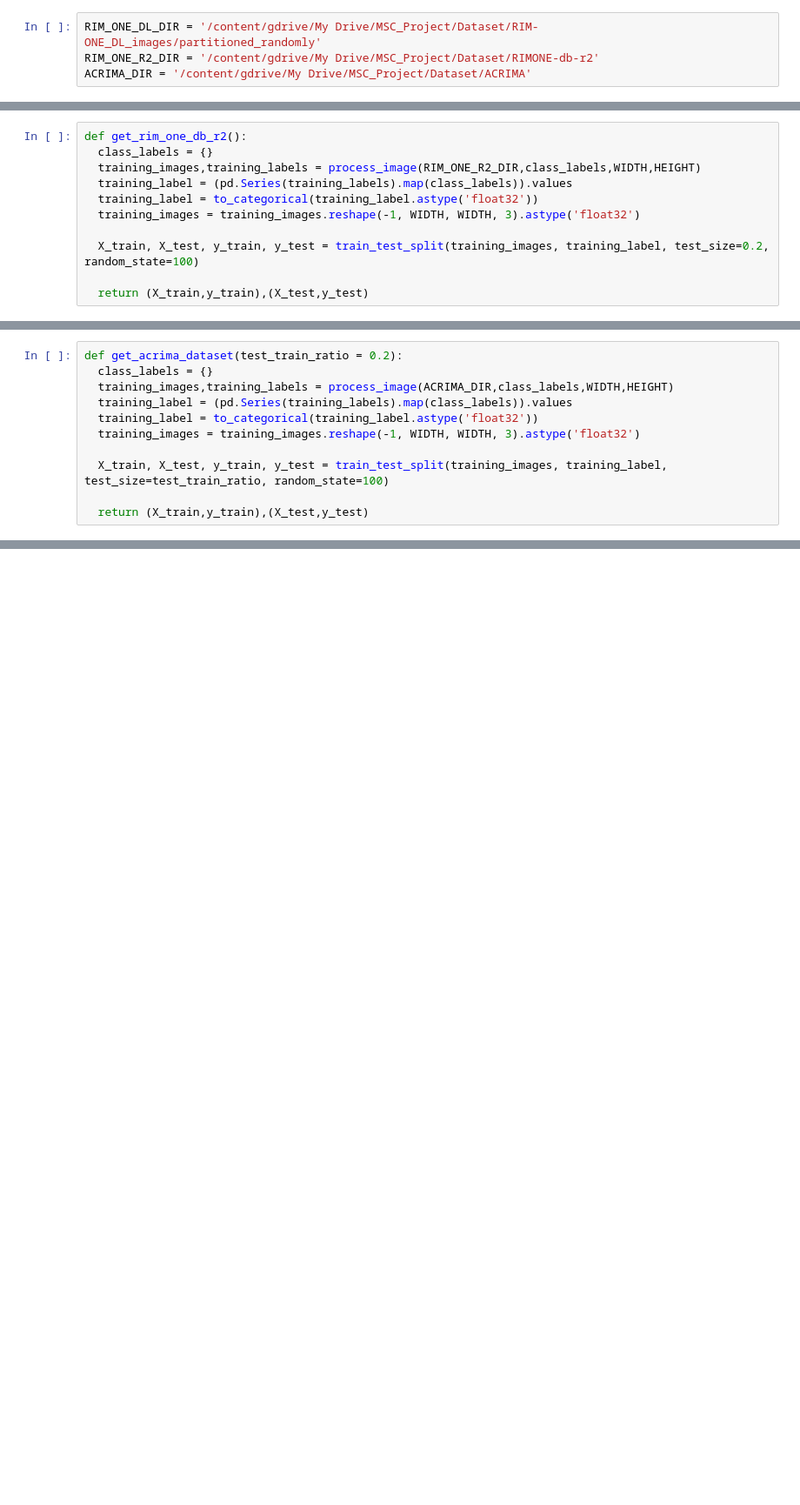
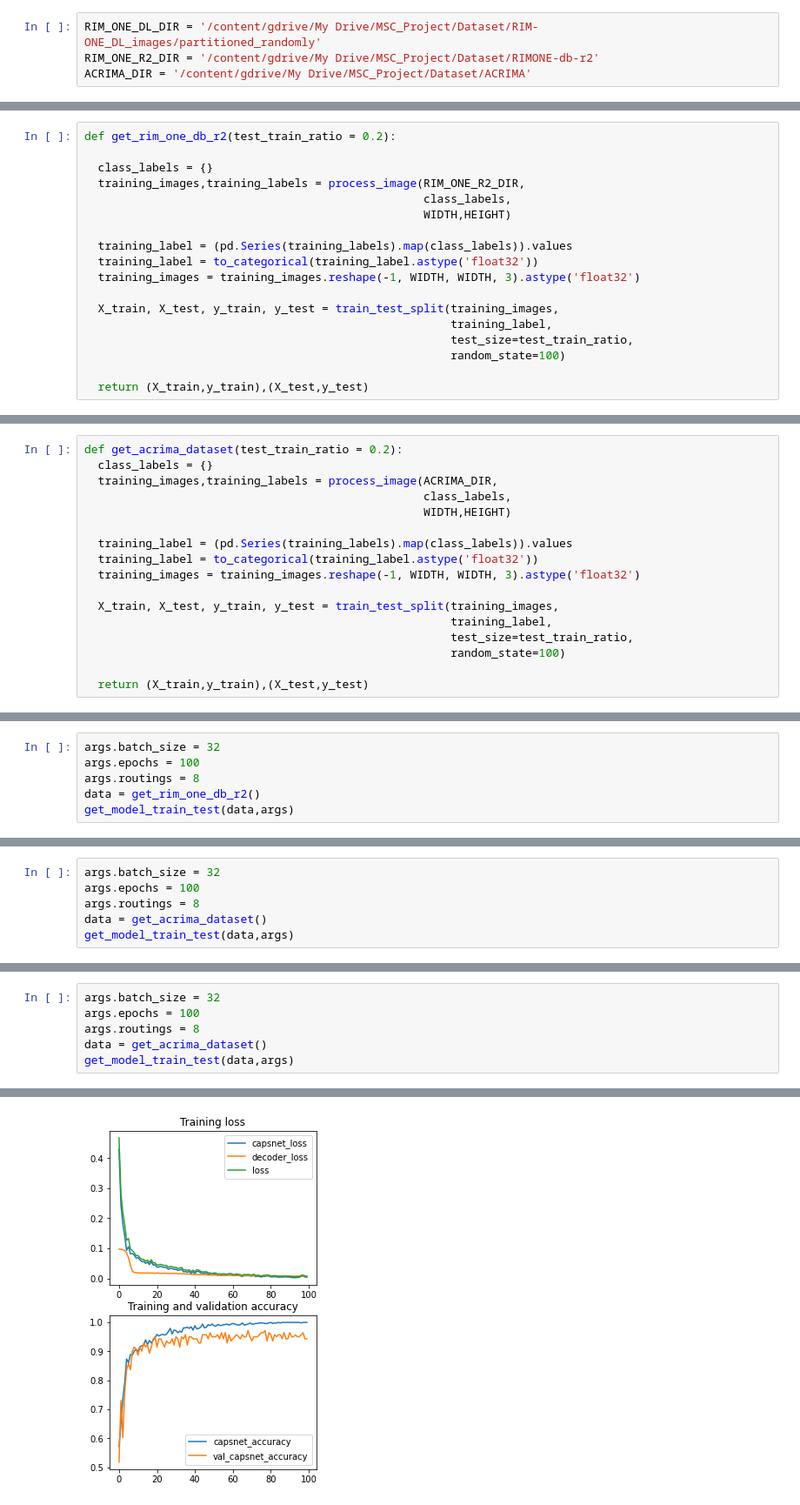
Before and after one commit to gyanendar/ms_project, a Jupyter notebook: CapsuleNet_1.ipynb, the cells around one changed output, grey strips where cells are left out. Shown at 87% size. Cells and saved outputs as stored; diff of their text form; blank space fills up the shorter version.

```diff
--- a/CapsuleNet_1.ipynb
+++ b/CapsuleNet_1.ipynb
@@ -663,11 +692,18 @@ def get_rim_one_dl():
 # %%
-def get_rim_one_db_r2():
+def get_rim_one_db_r2(test_train_ratio = 0.2):
+
   class_labels = {}
-  training_images,training_labels = process_image(RIM_ONE_R2_DIR,class_labels,WIDTH,HEIGHT)
+  training_images,training_labels = process_image(RIM_ONE_R2_DIR,
+                                                  class_labels,
+                                                  WIDTH,HEIGHT)
+
   training_label = (pd.Series(training_labels).map(class_labels)).values
   training_label = to_categorical(training_label.astype('float32'))
   training_images = training_images.reshape(-1, WIDTH, WIDTH, 3).astype('float32')
 
-  X_train, X_test, y_train, y_test = train_test_split(training_images, training_label, test_size=0.2, random_state=100)
+  X_train, X_test, y_train, y_test = train_test_split(training_images,
+                                                      training_label,
+                                                      test_size=test_train_ratio,
+                                                      random_state=100)
 
   return (X_train,y_train),(X_test,y_test)
@@ -674,11 +712,17 @@ def get_rim_one_db_r2():
 # %%
 def get_acrima_dataset(test_train_ratio = 0.2):
   class_labels = {}
-  training_images,training_labels = process_image(ACRIMA_DIR,class_labels,WIDTH,HEIGHT)
+  training_images,training_labels = process_image(ACRIMA_DIR,
+                                                  class_labels,
+                                                  WIDTH,HEIGHT)
+
   training_label = (pd.Series(training_labels).map(class_labels)).values
   training_label = to_categorical(training_label.astype('float32'))
   training_images = training_images.reshape(-1, WIDTH, WIDTH, 3).astype('float32')
 
-  X_train, X_test, y_train, y_test = train_test_split(training_images, training_label, test_size=test_train_ratio, random_state=100)
+  X_train, X_test, y_train, y_test = train_test_split(training_images,
+                                                      training_label,
+                                                      test_size=test_train_ratio,
+                                                      random_state=100)
 
   return (X_train,y_train),(X_test,y_test)
@@ -756,0 +733,6 @@ ________________________________________________________________________________
+# %%
+args.batch_size = 32
+args.epochs = 100
+args.routings = 8
+data = get_rim_one_db_r2()
+get_model_train_test(data,args)
@@ -756,0 +785,6 @@ ________________________________________________________________________________
+# %%
+args.batch_size = 32
+args.epochs = 100
+args.routings = 8
+data = get_acrima_dataset()
+get_model_train_test(data,args)
@@ -843,0 +842,7 @@ metrics.auc(fpr, tpr)
+# %%
+args.batch_size = 32
+args.epochs = 100
+args.routings = 8
+data = get_acrima_dataset()
+get_model_train_test(data,args)
+# %% [output]
@@ -843,0 +883 @@ metrics.auc(fpr, tpr)
+[figure, added]
```
Also changed, not shown: parts of 49 cells of this notebook.
